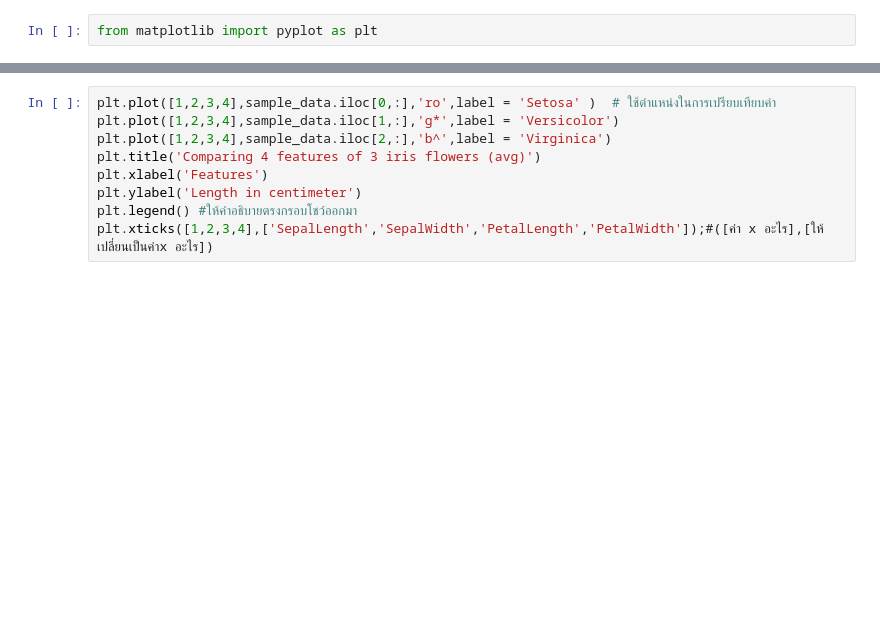
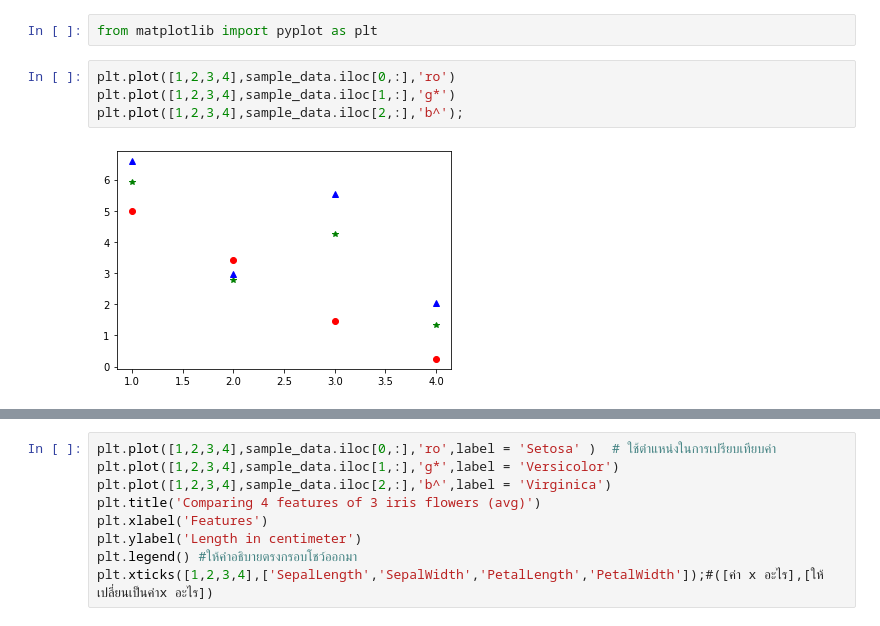
Before and after one commit to nattntn/BasicProg_DataViz65, a Jupyter notebook: DataViz04_Data_Comparison.ipynb, the cells around one changed output, grey strips where cells are left out. Drawn from its saved outputs; the diff is of its cells as text; blank space fills up the shorter version.

```diff
--- a/DataViz04_Data_Comparison.ipynb
+++ b/DataViz04_Data_Comparison.ipynb
@@ -41,3 +41,9 @@ PetalWidth     0.244
 Name: Iris-setosa, dtype: float64
 # %%
 from matplotlib import pyplot as plt
+# %%
+plt.plot([1,2,3,4],sample_data.iloc[0,:],'ro')
+plt.plot([1,2,3,4],sample_data.iloc[1,:],'g*')
+plt.plot([1,2,3,4],sample_data.iloc[2,:],'b^');
+# %% [output]
+[figure, added]
```
Also changed, not shown: parts of 55 cells of this notebook.
